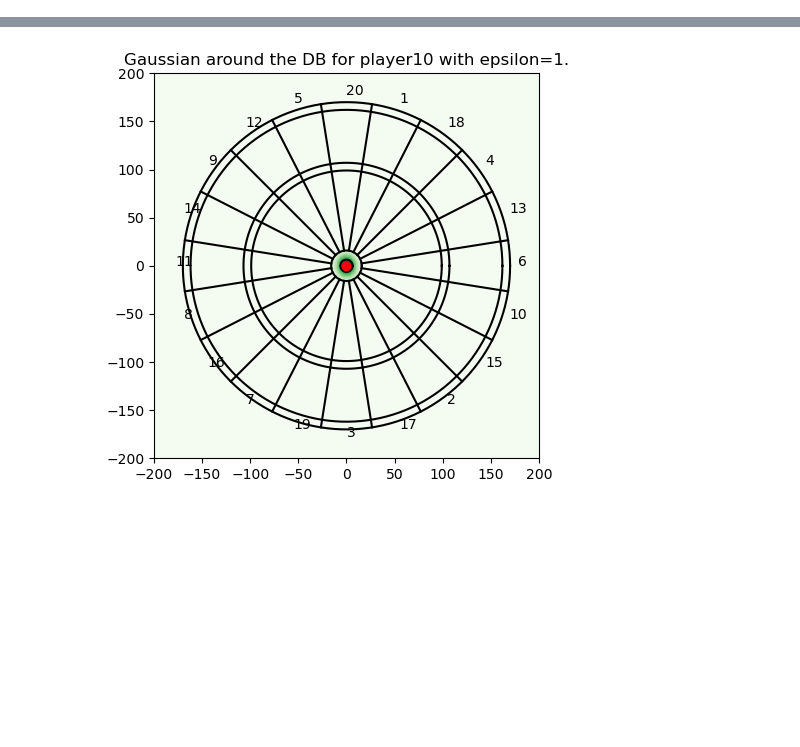
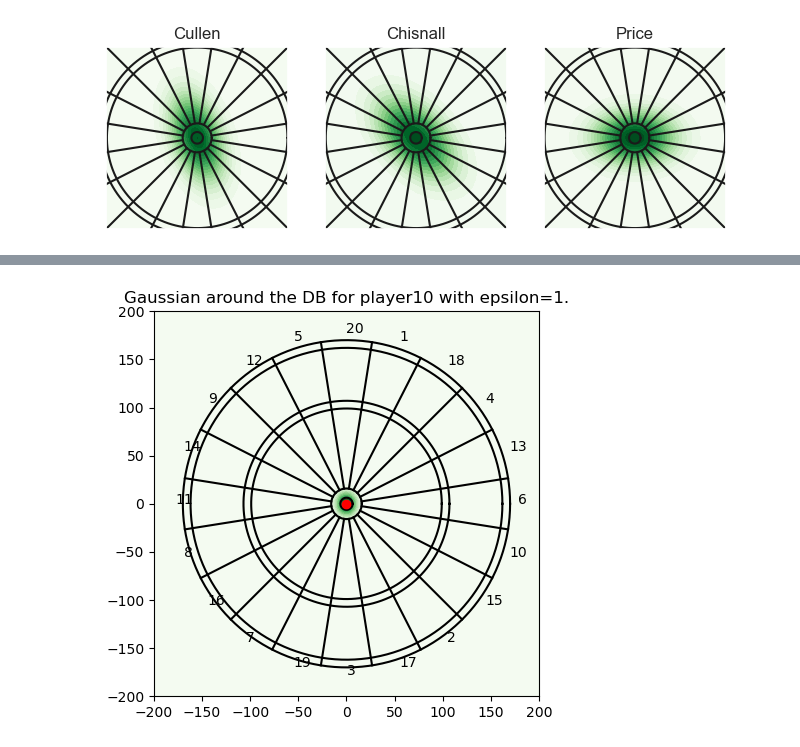
Before and after one commit to rachael-walker/darts-thesis, a Jupyter notebook: plot_gaussians.ipynb, the cells around one changed output, grey strips where cells are left out. Saved outputs shown, nothing was run; the diff lists cells and outputs as text; code cells hidden in the pictures; blank space fills up the shorter version.

```diff
--- a/plot_gaussians.ipynb
+++ b/plot_gaussians.ipynb
@@ -55,0 +79,18 @@ def plot_gaussian(x_val,y_val,error_multiplier,player_index=7,xlim=(-200,200),yl
+# %%
+cmap = 'Wistia'
+
+x_val=0
+y_val=0
+
+player_list = [5,2,9]
+names = ['Cullen','Chisnall','Price']
+
+fig, ax = plt.subplots(1, 3, figsize=(8,8))
+
+for p in range(len(player_list)):
+    row = 0
+    col = p % 3
+    plot_gaussian(x_val,y_val,10,player_index=player_list[p],xlim=(-100,100),ylim=(-100,100),ax=ax[col],title=names[p])
+    #plt.tight_layout()
+# %% [output]
+[figure, added]
```
Also changed, not shown: parts of 6 cells of this notebook, 28 other files.
